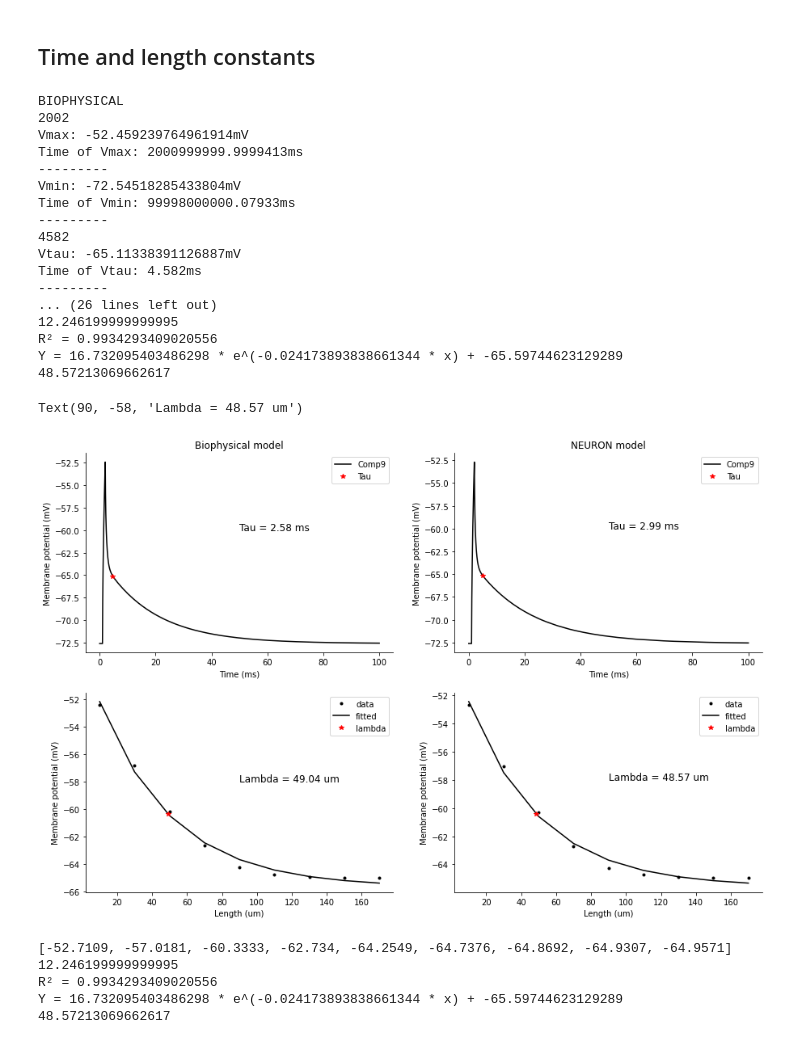
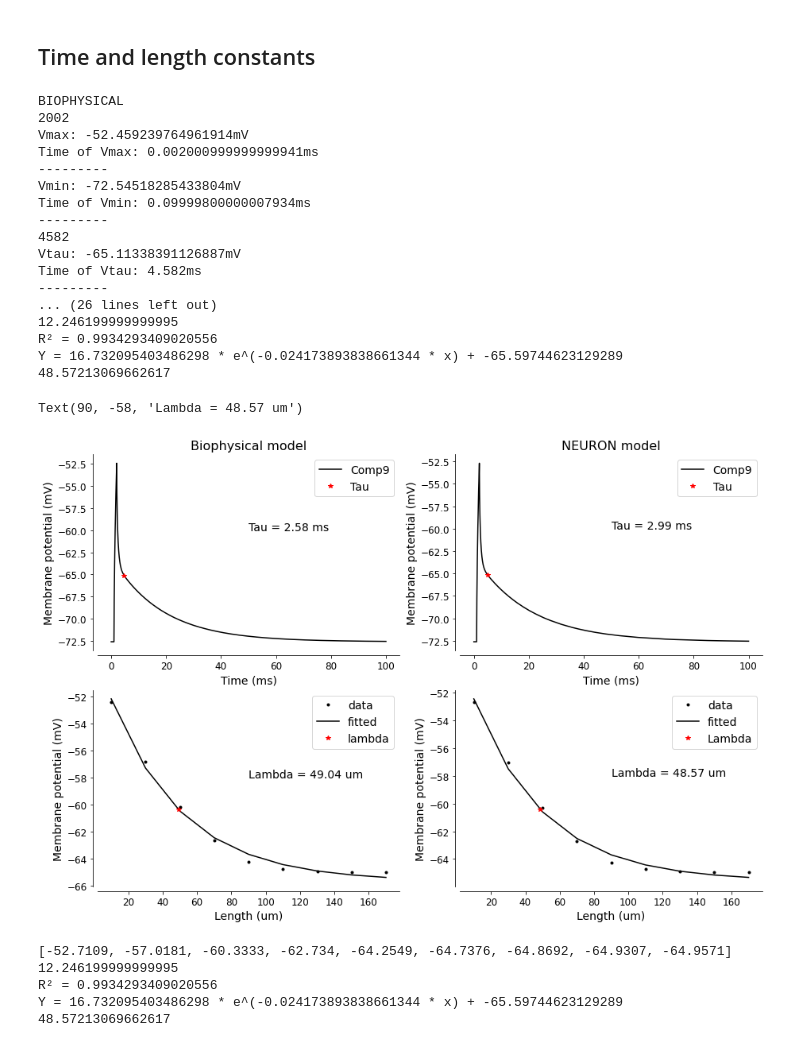
Before and after one commit to Eran707/msc_code_repo, a Jupyter notebook: Figure_4a.ipynb, the cells around one changed output. Saved outputs shown, nothing was run; the diff lists cells and outputs as text; code cells hidden in the pictures.

```diff
--- a/Figure_4a.ipynb
+++ b/Figure_4a.ipynb
@@ -260,10 +252,13 @@ sns.despine()
 ###########################################
 comp_names_arr = ["Comp1","Comp2","Comp3","Comp4","Comp5","Comp6","Comp7","Comp8","Comp9"]
 ax1.plot(t3_arr[:],f1_v_arr[8][:], label= comp_names_arr[8], color='black')
-ax1.set_ylabel("Membrane potential (mV)")
-ax1.set_xlabel("Time (ms)")
-ax1.set_title("Biophysical model")
-ax1.legend()
+
+ax1.set_ylabel("Membrane potential (mV)",fontsize=14)
+ax1.set_xlabel("Time (ms)",fontsize=14)
+ax1.set_title("Biophysical model", fontsize=16)
+
+ax1.tick_params(axis='both', which='major', labelsize=12)
+sns.despine(ax=ax1, offset=6)
 
 vmax = v_arr[0]
 vmin = v_arr[-1]
@@ -305,10 +300,9 @@ print("Time of Vtau: " + str(t3_arr[vtau_index]) + "ms")
 tau = t3_arr[vtau_index] - t3_arr[vmax_index]
 
 ax1.plot(t3_arr[vtau_index], vtau,'r*',label="Tau")
-ax1.legend()
 tau_string = "Tau = "+str(round(tau,2))+' ms'
-ax1.text(50, -60, tau_string, fontsize = 12)
-
+ax1.text(50, -60, tau_string, fontsize = 14)
+ax1.legend(fontsize=14)
 print("---------")
 print("---------")
 print("Tau = " + str(tau) +"ms")
@@ -321,11 +315,15 @@ print("---------")
 ##### TOP ROW: Time constants - NEURON
 ###########################################
 comp_names_arr = ["Comp1","Comp2","Comp3","Comp4","Comp5","Comp6","Comp7","Comp8","Comp9"]
+
 ax2.plot(t_neur_arr[:],v_neur_arr[8], label= comp_names_arr[8], color='black')
-ax2.set_ylabel("Membrane potential (mV)")
-ax2.set_xlabel("Time (ms)")
-ax2.set_title("NEURON model")
-ax2.legend()
+ax2.set_ylabel("Membrane potential (mV)", fontsize=14)
+ax2.set_xlabel("Time (ms)",fontsize=14)
+ax2.set_title("NEURON model",fontsize=16)
+
+ax2.tick_params(axis='both', which='major', labelsize=12)
+sns.despine(ax=ax2, offset=6)
+
 global vmax_index, vmax, vtau,tau
 
 vmax = v_neur_arr[8][0]
@@ -338,7 +336,7 @@ for i in range(5000):
     if vmax < v_neur_arr[8][i]:
         vmax = v_neur_arr[8][i]
         vmax_index = i
-    if i>2000 and round(vmin,0)>round(v_neur_arr[8][i],0):
+    if i>2000 and round(vmin,1)>round(v_neur_arr[8][i],1):
         vmin = v_neur_arr[8][i]
         vmin_index = i
 
@@ -369,10 +367,10 @@ print("Time of Vtau: " + str(t_arr[vtau_index]) + "s")
 tau = t_neur_arr[vtau_index] - t_neur_arr[vmax_index]
 
 ax2.plot(t_neur_arr[vtau_index], vtau,'r*', label="Tau")
-ax2.legend()
 
 tau_string = "Tau = "+str(round(tau,2))+' ms'
-ax2.text(50, -60 , tau_string, fontsize = 12)
+ax2.text(50, -60 , tau_string, fontsize = 14)
+ax2.legend(fontsize=14)
 print("---------")
 print("---------")
 print("Tau = " + str(tau) +"ms")
@@ -444,10 +442,10 @@ y_curve_arr = [monoExp(len_arr[i], m, t, b) for i in range(len(len_arr))]
 
 ax3.plot(len_arr, v_max_arr, '.', label="data", color='black')
 ax3.plot(len_arr, y_curve_arr, '-', label="fitted", color='black')
-ax3.set_ylabel("Membrane potential (mV)")
-ax3.set_xlabel("Length (um)")
-#ax_1.title("Fitted Exponential Curve")
-
+ax3.set_ylabel("Membrane potential (mV)", fontsize=14)
+ax3.set_xlabel("Length (um)",fontsize=14)
+ax3.tick_params(axis='both', which='major', labelsize=12)
+sns.despine(ax=ax3, offset=6)
 
 
 # inspect the parameters
@@ -464,9 +462,9 @@ x_lambda = np.log((y_lambda-b)/m)/-t
 print(x_lambda)
 
 ax3.plot(x_lambda,y_lambda,'*',color='red',label='lambda')
-ax3.legend()
+ax3.legend(fontsize=14)
 lambda_string = "Lambda = "+str(round(x_lambda,2))+' um'
-ax3.text(90, -58 , lambda_string, fontsize = 12)
+ax3.text(90, -58 , lambda_string, fontsize = 14)
 ########################################################
 ######## BOTTOM ROW: length constants - NEURON
 #######################################################
@@ -526,8 +524,10 @@ y_curve_arr = [monoExp(len_arr[i], m, t, b) for i in range(len(len_arr))]
 
 ax4.plot(len_arr, v_max_arr, '.', label="data", color='black')
 ax4.plot(len_arr, y_curve_arr, '-', label="fitted", color='black')
-ax4.set_ylabel("Membrane potential (mV)")
-ax4.set_xlabel("Length (um)")
+ax4.set_ylabel("Membrane potential (mV)",fontsize=14)
+ax4.set_xlabel("Length (um)",fontsize=14)
+ax4.tick_params(axis='both', which='major', labelsize=12)
+sns.despine(ax=ax4, offset=6)
 #ax_1.title("Fitted Exponential Curve")
 
 
@@ -536,39 +536,39 @@ ax4.set_xlabel("Length (um)")
 print(f"Y = {m} * e^(-{t} * x) + {b}")
 #print(f"Tau = {tauSec * 1e6} µs")
 
 
 
 ############## FIND LAMBDA
 
 
 y_lambda = v_lambda
 x_lambda = np.log((y_lambda-b)/m)/-t
 print(x_lambda)
 
-ax4.plot(x_lambda,y_lambda,'*',color='red',label='lambda')
-ax4.legend()
+ax4.plot(x_lambda,y_lambda,'*',color='red',label='Lambda')
+ax4.legend(fontsize=14)
 lambda_string = "Lambda = "+str(round(x_lambda,2))+' um'
-ax4.text(90, -58 , lambda_string, fontsize = 12)
+ax4.text(90, -58 , lambda_string, fontsize = 14)
 # %% [output]
 BIOPHYSICAL
 2002
 Vmax: -52.459239764961914mV
-Time of Vmax: 2000999999.9999413ms
+Time of Vmax: 0.002000999999999941ms
 ---------
 Vmin: -72.54518285433804mV
-Time of Vmin: 99998000000.07933ms
+Time of Vmin: 0.09999800000007934ms
 ---------
 4582
 Vtau: -65.11338391126887mV
 Time of Vtau: 4.582ms
 ---------
 ... (26 lines left out)
 12.246199999999995
 R² = 0.9934293409020556
 Y = 16.732095403486298 * e^(-0.024173893838661344 * x) + -65.59744623129289
 48.57213069662617
 Text(90, -58, 'Lambda = 48.57 um')
-[figure, old version]
+[figure, new version]
 # %%
 v_max_arr = []
 len_arr = [10,30,50,70,90,110,130,150,170]
```
Also changed, not shown: parts of 2 cells of this notebook, 21 other files.
